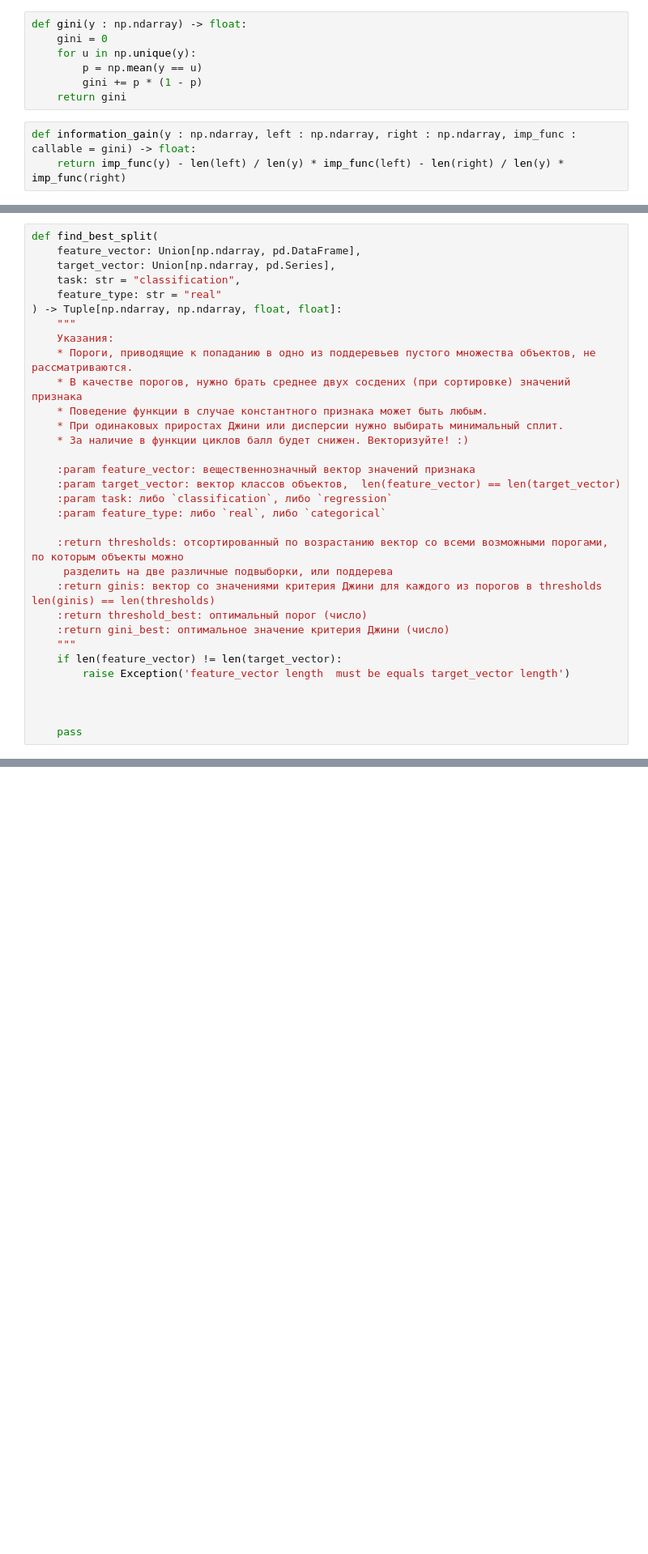
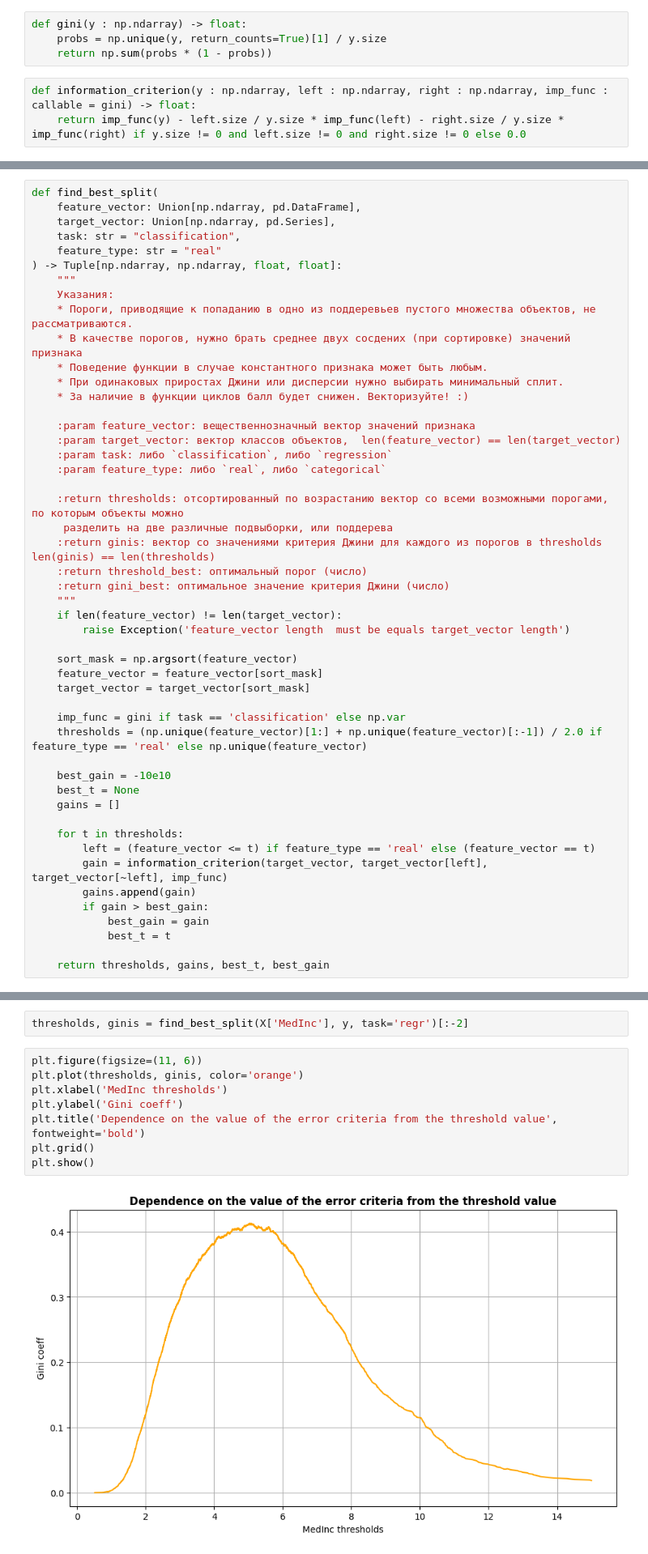
Before and after one commit to mishcum/iad_hse, a Jupyter notebook: homeworks/hw07/hw07_trees_rf.ipynb, the cells around one changed output, grey strips where cells are left out. Shown at 81% size. Drawn from its saved outputs; the diff is of its cells as text; blank space fills up the shorter version.

Commit message:
some tasks completed

```diff
--- a/homeworks/hw07/hw07_trees_rf.ipynb
+++ b/homeworks/hw07/hw07_trees_rf.ipynb
@@ -59,12 +56,9 @@ $$
 Ответ округлите до двух знаков после запятой.
 # %%
 def gini(y : np.ndarray) -> float:
-    gini = 0
-    for u in np.unique(y):
-        p = np.mean(y == u)
-        gini += p * (1 - p)
-    return gini
+    probs = np.unique(y, return_counts=True)[1] / y.size
+    return np.sum(probs * (1 - probs))
 # %%
-def information_gain(y : np.ndarray, left : np.ndarray, right : np.ndarray, imp_func : callable = gini) -> float:
-    return imp_func(y) - len(left) / len(y) * imp_func(left) - len(right) / len(y) * imp_func(right)
+def information_criterion(y : np.ndarray, left : np.ndarray, right : np.ndarray, imp_func : callable = gini) -> float:
+    return imp_func(y) - left.size / y.size * imp_func(left) - right.size / y.size * imp_func(right) if y.size != 0 and left.size != 0 and right.size != 0 else 0.0
 # %%
@@ -121,6 +115,23 @@ def find_best_split(
     if len(feature_vector) != len(target_vector):
         raise Exception('feature_vector length  must be equals target_vector length')
 
+    sort_mask = np.argsort(feature_vector)
+    feature_vector = feature_vector[sort_mask]
+    target_vector = target_vector[sort_mask]
 
+    imp_func = gini if task == 'classification' else np.var
+    thresholds = (np.unique(feature_vector)[1:] + np.unique(feature_vector)[:-1]) / 2.0 if feature_type == 'real' else np.unique(feature_vector)
 
-    pass
+    best_gain = -10e10
+    best_t = None
+    gains = []
+
+    for t in thresholds:
+        left = (feature_vector <= t) if feature_type == 'real' else (feature_vector == t)
+        gain = information_criterion(target_vector, target_vector[left], target_vector[~left], imp_func)
+        gains.append(gain)
+        if gain > best_gain:
+            best_gain = gain
+            best_t = t
+
+    return thresholds, gains, best_t, best_gain
@@ -142,2 +203,14 @@ y
+# %%
+thresholds, ginis = find_best_split(X['MedInc'], y, task='regr')[:-2]
+# %%
+plt.figure(figsize=(11, 6))
+plt.plot(thresholds, ginis, color='orange')
+plt.xlabel('MedInc thresholds')
+plt.ylabel('Gini coeff')
+plt.title('Dependence on the value of the error criteria from the threshold value', fontweight='bold')
+plt.grid()
+plt.show()
+# %% [output]
+[figure, added]
 # %% [markdown]
 Найдите лучший, с вашей точки зрения, предикат первой вершины решающего дерева.
```
Also changed, not shown: parts of 9 cells of this notebook.
